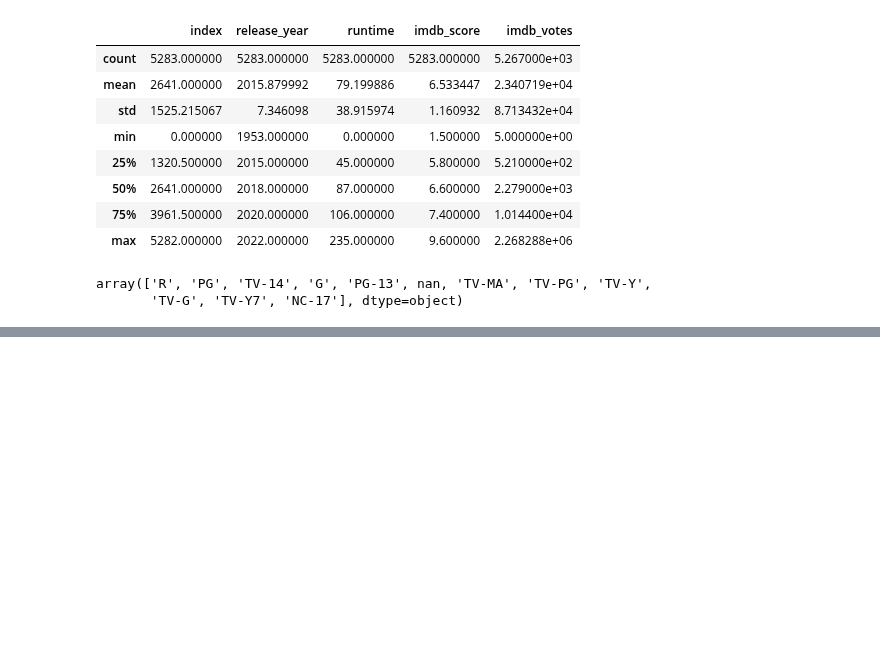
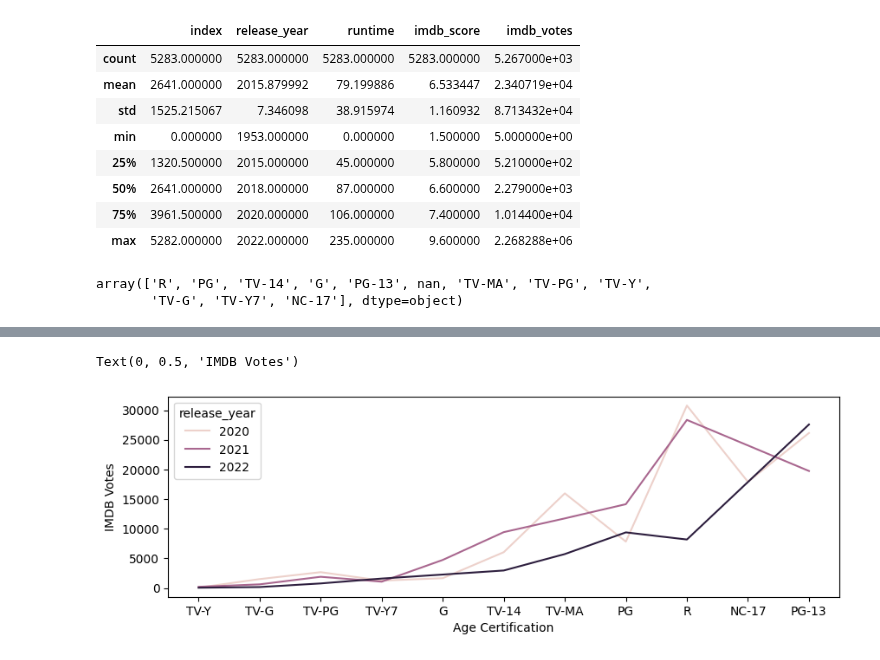
Before and after one commit to bnur-yildirim/Hi-Kod-Data-Science-Bootcamp, a Jupyter notebook: netflix-analysis.ipynb, the cells around one changed output, grey strips where cells are left out. Saved outputs shown, nothing was run; the diff lists cells and outputs as text; code cells hidden in the pictures; blank space fills up the shorter version.

```diff
--- a/netflix-analysis.ipynb
+++ b/netflix-analysis.ipynb
@@ -77,0 +87,9 @@ memory usage: 454.1+ KB
+# %%
+cert_imdb_year = netflix[netflix["release_year"] > 2019].groupby(["age_certification", "release_year"])[["imdb_votes"]].mean().reset_index().sort_values(by="imdb_votes")
+plt.figure(figsize=(10, 3))
+sns.lineplot(x="age_certification", y="imdb_votes", hue="release_year", data=cert_imdb_year)
+plt.xlabel("Age Certification")
+plt.ylabel("IMDB Votes")
+# %% [output]
+Text(0, 0.5, 'IMDB Votes')
+[figure, added]
```
Also changed, not shown: parts of 5 cells of this notebook.
